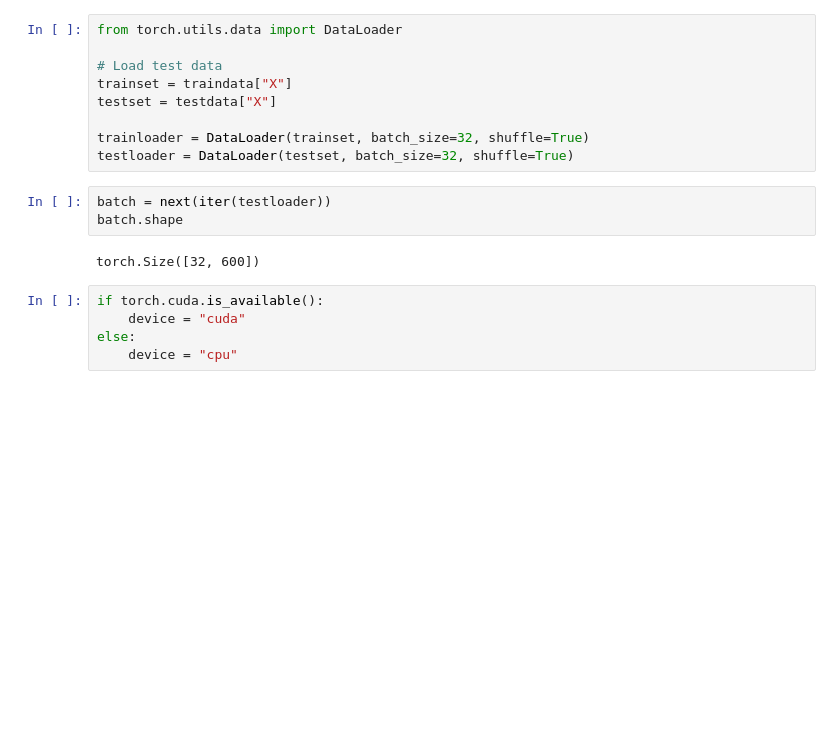
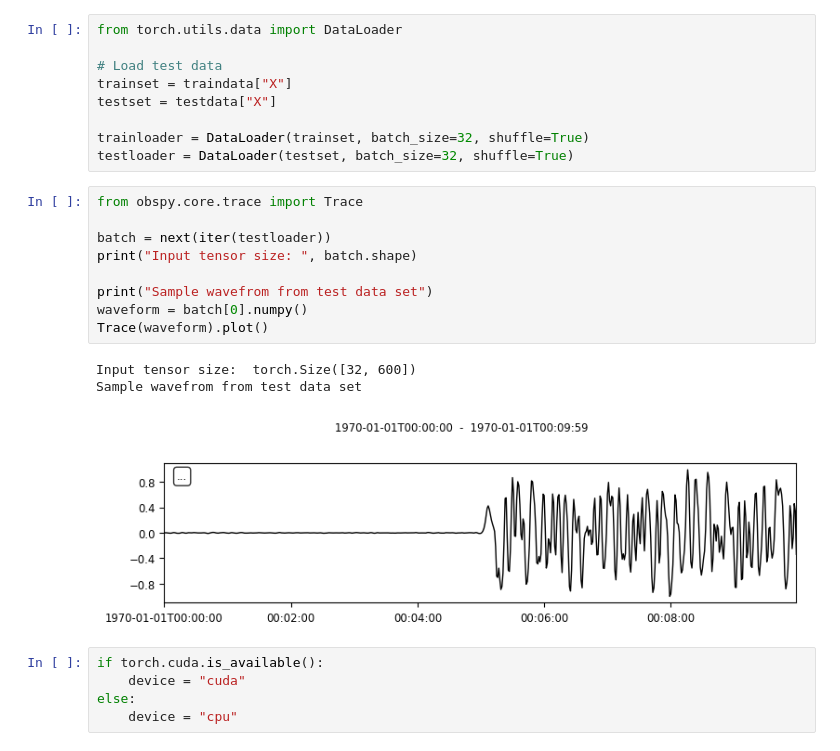
Before and after one commit to rcampbell95/P-Wave-GAN, a Jupyter notebook: notebooks/P-Wave-GAN.ipynb, the cells around one changed output. Cells and saved outputs as stored; diff of their text form; blank space fills up the shorter version.

Commit message:
Display sample waveform from test data for comparison

```diff
--- a/notebooks/P-Wave-GAN.ipynb
+++ b/notebooks/P-Wave-GAN.ipynb
@@ -77,11 +77,19 @@ testset = testdata["X"]
 
 trainloader = DataLoader(trainset, batch_size=32, shuffle=True)
 testloader = DataLoader(testset, batch_size=32, shuffle=True)
-# %%
-batch = next(iter(testloader))
-batch.shape
-# %% [output]
-torch.Size([32, 600])
+# %%
+from obspy.core.trace import Trace
+
+batch = next(iter(testloader))
+print("Input tensor size: ", batch.shape)
+
+print("Sample wavefrom from test data set")
+waveform = batch[0].numpy()
+Trace(waveform).plot()
+# %% [output]
+Input tensor size:  torch.Size([32, 600])
+Sample wavefrom from test data set
+[figure, added]
 # %%
 if torch.cuda.is_available():
     device = "cuda"
```
Also changed, not shown: parts of 3 cells of this notebook.
